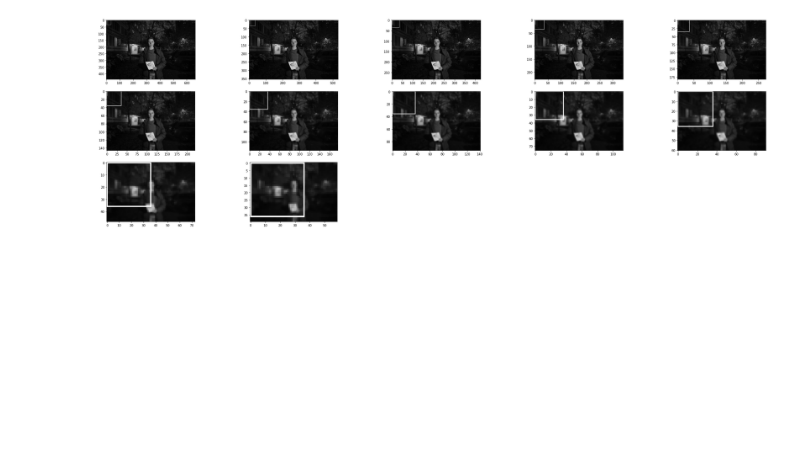
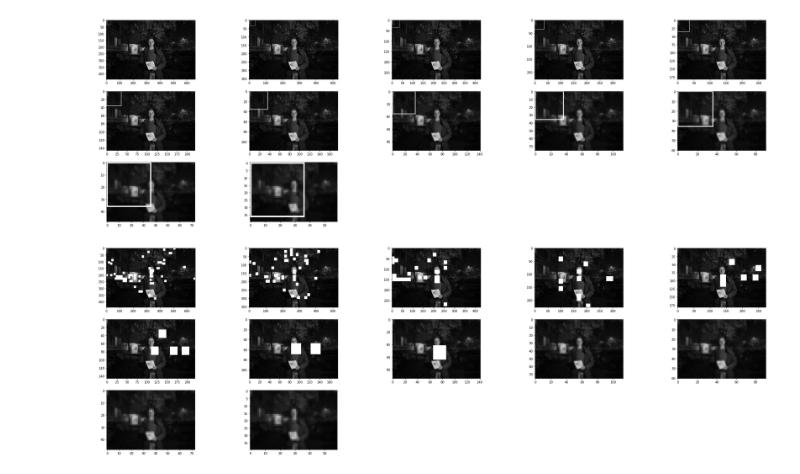
Before and after one commit to Gratic/INSA-5IF-OT2-MLProject, a Jupyter notebook: exploitation.ipynb, the cells around one changed output. Saved outputs shown, nothing was run; the diff lists cells and outputs as text; code cells hidden in the pictures; blank space fills up the shorter version.

```diff
--- a/exploitation.ipynb
+++ b/exploitation.ipynb
@@ -249,3 +204,52 @@ for i in range(0, len(images)):
 plt.show()
 # %% [output]
 [figure]
+# %%
+fig = plt.figure(figsize=(40, 50))
+rows = math.ceil(len(images))
+cols = 5
+
+height = transformed_image.size()[1]
+width = transformed_image.size()[2]
+merge_feature = torch.zeros([1, height, width], dtype=torch.int64)
+
+for i in range(0, len(images)):
+    image = images[i]
+
+    # Adds a subplot at the 1st position
+    fig.add_subplot(rows, cols, i+1)
+
+    # feature_map
+    feature = torch.tensor(feature_maps[i])
+    feature = feature.reshape((1, feature.size()[0], feature.size()[1]))
+    feature = T.Resize((image.size()[1], image.size()[2]), interpolation=InterpolationMode.BILINEAR)(feature)
+
+    fs_feature = T.Resize((height, width), interpolation=InterpolationMode.BILINEAR)(feature)
+    merge_feature = merge_feature + fs_feature
+
+    # merge_feature = merge_feature + feature
+
+    feature = feature.permute(1, 2, 0).numpy()
+    feature = feature*255
+    feature = np.clip(feature, 0, 255)
+    feature = feature.astype(np.uint8)
+
+
+    # image
+    image = image.permute(1, 2, 0).numpy()
+    image = (image*0.5 + 0.5)*255
+
+    image = image + feature
+    image = np.clip(image, 0, 255)
+
+    image = image.astype(np.uint8) # cv rectangle only accepts np.uint8 https://stackoverflow.com/questions/71762449/error-opencv4-5-4-1-error-5bad-argument-in-function-gaussianblur
+
+    plt.imshow(image, cmap='gray', vmin=0, vmax=255)
+
+merge_feature = merge_feature * 255
+merge_feature = merge_feature.permute(1, 2, 0).numpy()
+merge_feature = np.clip(merge_feature, 0, 255)
+
+plt.show()
+# %% [output]
+[figure, added]
```
Also changed, not shown: parts of 4 cells of this notebook.
